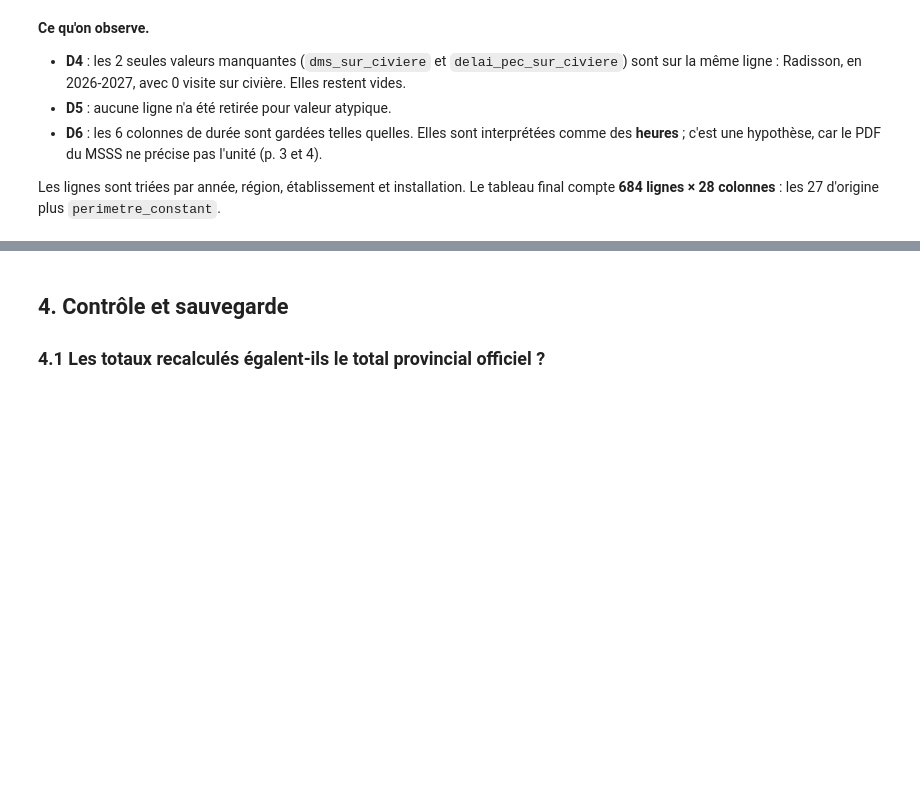
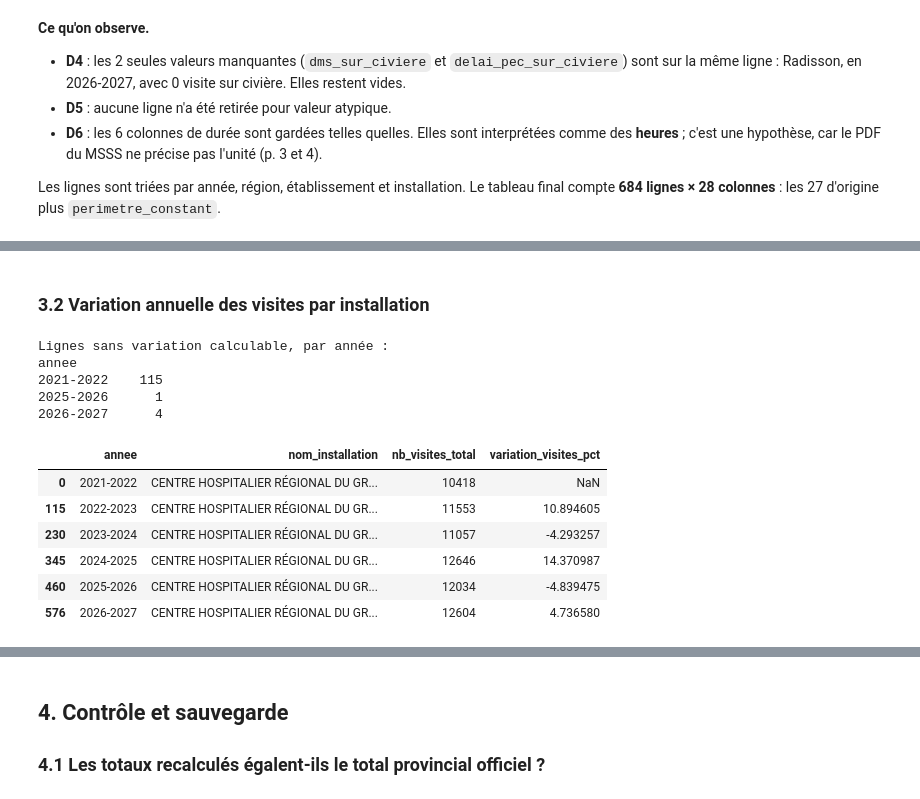
Before and after one commit to Khaled-hamdaoui/Application_python-, a Jupyter notebook: notebooks/01_preparation.ipynb, the cells around one changed output, grey strips where cells are left out. Cells and saved outputs as stored; diff of their text form; code cells hidden in the pictures; blank space fills up the shorter version.

```diff
--- a/notebooks/01_preparation.ipynb
+++ b/notebooks/01_preparation.ipynb
@@ -533,0 +537,23 @@ _À faire._
+# %%
+# V1 — Année de début de l'année financière (« 2021-2022 » -> 2021), pour trier et calculer des écarts d'années
+df["annee_debut"] = df["annee"].str[:4].astype(int)
+
+
+def part_pct(numerateur, denominateur):
+    """Part en % ; NaN si le dénominateur vaut 0 (part non définie, pas de division par zéro)."""
+    return 100 * numerateur / denominateur.where(denominateur > 0)
+
+
+# Parts calculées sur l'ensemble des visites
+df["part_75ans_plus_pct"] = part_pct(df["nb_usagers_75ans_et_plus_total"], df["nb_visites_total"])      # V2
+df["part_sante_mentale_pct"] = part_pct(df["nb_usagers_sante_mentale_total"], df["nb_visites_total"])   # V3
+df["part_civiere_pct"] = part_pct(df["nb_visites_sur_civiere"], df["nb_visites_total"])                # V4
+df["taux_pec_pct"] = part_pct(df["nb_usagers_pec_total"], df["nb_visites_total"])                      # V5
+
+# Taux calculés sur les seules visites sur civière
+df["taux_civiere_24h_pct"] = part_pct(df["nb_usagers_sur_civiere_plus_24h"], df["nb_visites_sur_civiere"])  # V6
+df["taux_civiere_48h_pct"] = part_pct(df["nb_usagers_sur_civiere_plus_48h"], df["nb_visites_sur_civiere"])  # V7
+
+parts = ["part_75ans_plus_pct", "part_sante_mentale_pct", "part_civiere_pct", "taux_pec_pct",
+         "taux_civiere_24h_pct", "taux_civiere_48h_pct"]
+df[["annee", "nom_installation", "nb_visites_total"] + parts].head(3)
@@ -533,0 +581,32 @@ _À faire._
+# %% [markdown]
+### 3.2 Variation annuelle des visites par installation
+# %%
+# V8 — Variation des visites d'une installation par rapport à l'année précédente (en %)
+# Calculée seulement si l'année précédente existe pour la même installation (années consécutives)
+df = df.sort_values(["no_permis_installation", "annee_debut"])
+precedente = df.groupby("no_permis_installation")[["annee_debut", "nb_visites_total"]].shift(1)
+annees_consecutives = (df["annee_debut"] - precedente["annee_debut"]).eq(1)
+df["variation_visites_pct"] = (100 * (df["nb_visites_total"] / precedente["nb_visites_total"] - 1)).where(annees_consecutives)
+
+# Retour à l'ordre de lecture habituel
+df = df.sort_values(["annee", "rss", "nom_etablissement", "nom_installation"]).reset_index(drop=True)
+
+print("Lignes sans variation calculable, par année :")
+print(df[df["variation_visites_pct"].isna()].groupby("annee").size().to_string())
+
+# Exemple : une installation suivie sur les 6 années
+exemple = df.loc[df["perimetre_constant"], "no_permis_installation"].iloc[0]
+df.loc[df["no_permis_installation"] == exemple, ["annee", "nom_installation", "nb_visites_total", "variation_visites_pct"]]
+# %% [output]
+Lignes sans variation calculable, par année :
+annee
+2021-2022    115
+2025-2026      1
+2026-2027      4
+|  | annee | nom_installation | nb_visites_total | variation_visites_pct |
+| 0 | 2021-2022 | CENTRE HOSPITALIER RÉGIONAL DU GR... | 10418 | NaN |
+| 115 | 2022-2023 | CENTRE HOSPITALIER RÉGIONAL DU GR... | 11553 | 10.894605 |
+| 230 | 2023-2024 | CENTRE HOSPITALIER RÉGIONAL DU GR... | 11057 | -4.293257 |
+| 345 | 2024-2025 | CENTRE HOSPITALIER RÉGIONAL DU GR... | 12646 | 14.370987 |
+| 460 | 2025-2026 | CENTRE HOSPITALIER RÉGIONAL DU GR... | 12034 | -4.839475 |
+| 576 | 2026-2027 | CENTRE HOSPITALIER RÉGIONAL DU GR... | 12604 | 4.736580 |
```
Also changed, not shown: parts of 11 cells of this notebook, 4 other files.
